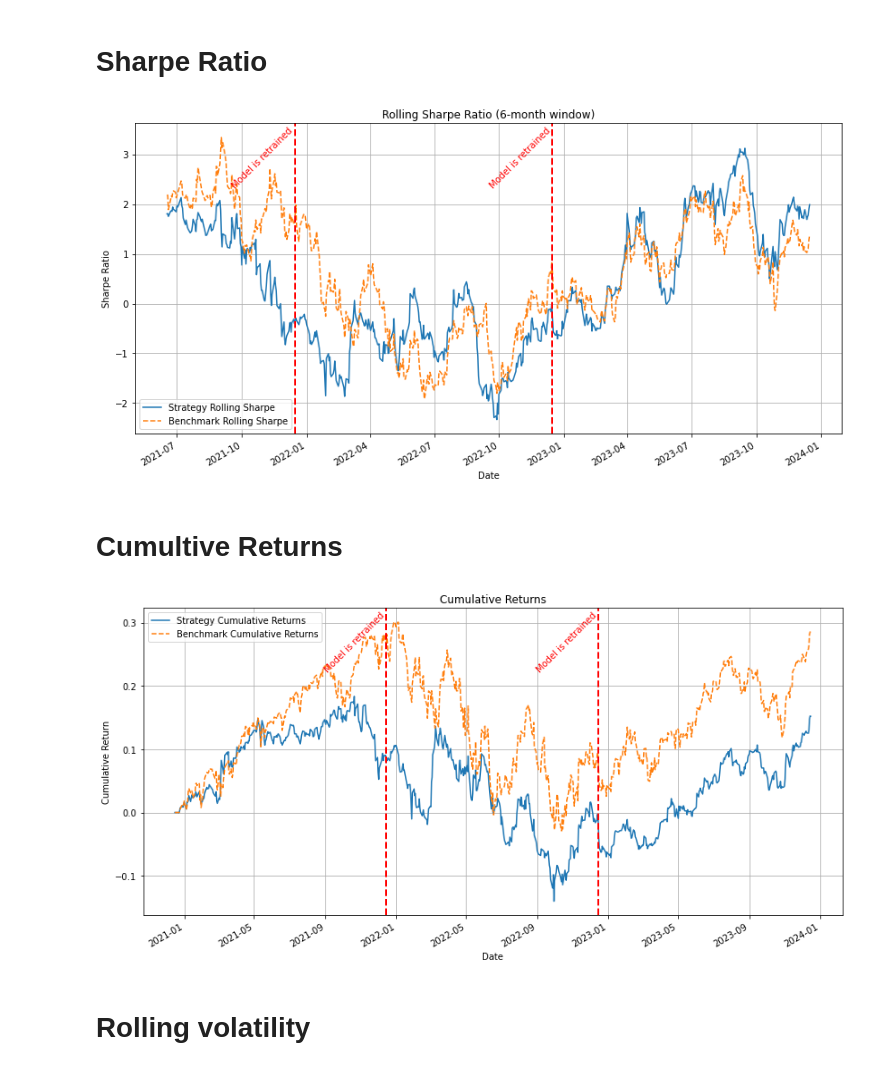
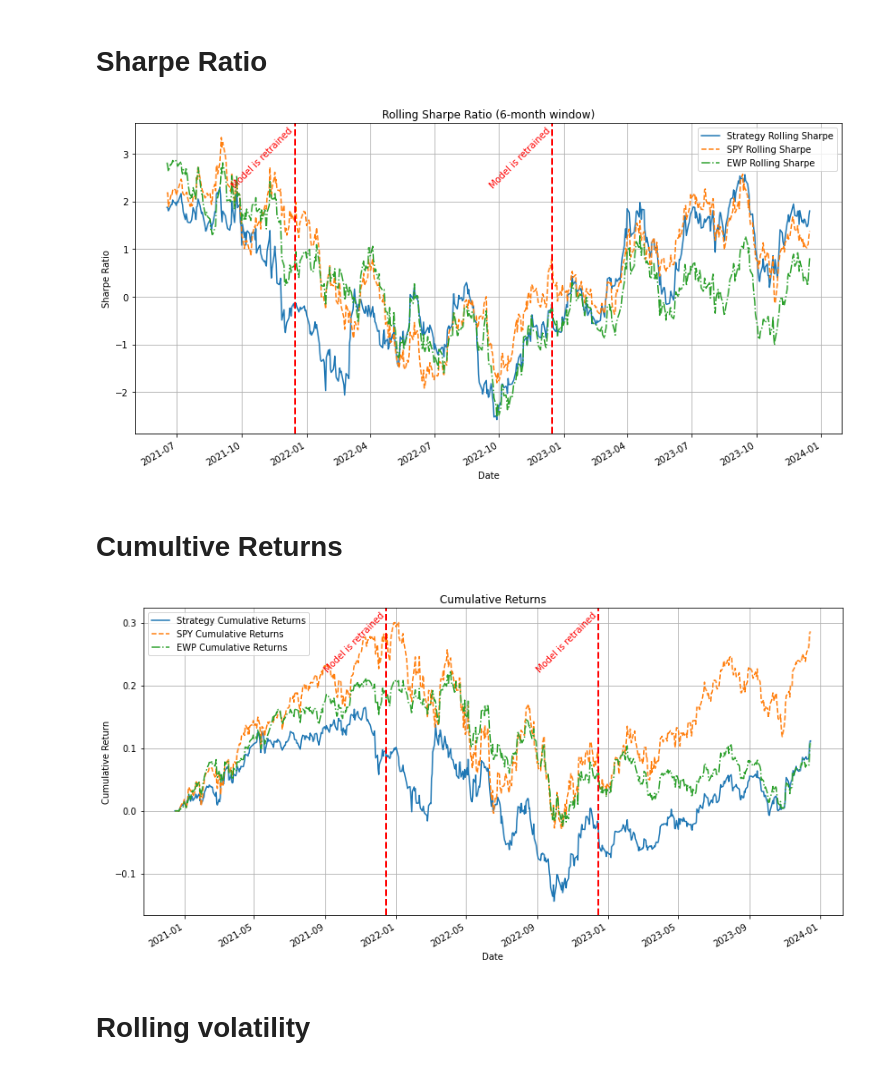
Before and after one commit to dsman1823/master_thesis_backtesting, a Jupyter notebook: analytics/analytics.ipynb, the cells around one changed output. Cells and saved outputs as stored; diff of their text form; code cells hidden in the pictures.

```diff
--- a/analytics/analytics.ipynb
+++ b/analytics/analytics.ipynb
@@ -29,12 +30,16 @@ SPY = 'SPY'
 # %%
 perf = pd.read_csv(fr'.\perfs\{LINEAR_OSHARPE}_perf.csv', index_col=0)
 benchmark =  pd.read_csv(fr'.\perfs\{SPY}_perf.csv', index_col=0)
+eqp_perf =  pd.read_csv(fr'.\perfs\{EQP}_perf.csv', index_col=0)
 # %%
 strategy_returns = perf['returns']
 strategy_returns.index = pd.to_datetime(strategy_returns.index)
 
 benchmark_returns = benchmark['returns']
 benchmark_returns.index = pd.to_datetime(strategy_returns.index)
+
+eqp_returns = eqp_perf['returns']
+eqp_returns.index = pd.to_datetime(strategy_returns.index)
 # %%
 # Zipline is using parametrc for of ~ 97.5% VaR
 returns = perf['returns']
@@ -87,46 +92,51 @@ pf.create_full_tear_sheet(strategy_returns, benchmark_rets=benchmark_returns)
 # %%
 risk_free_rate = 0.0  # Adjust as necessary
 window = 126  # 6 months rolling window for daily returns
 
 # Calculate daily excess returns for both strategy and benchmark
 excess_returns_strategy = strategy_returns - risk_free_rate
 excess_returns_benchmark = benchmark_returns - risk_free_rate
+excess_returns_eqp = eqp_returns - risk_free_rate
 
-# Calculate rolling Sharpe ratios
+# Calculate rolling Sharpe ratios for each series
 rolling_sharpe_strategy = (excess_returns_strategy.rolling(window=window).mean() /
                            excess_returns_strategy.rolling(window=window).std()) * np.sqrt(252)
 
 rolling_sharpe_benchmark = (excess_returns_benchmark.rolling(window=window).mean() /
                             excess_returns_benchmark.rolling(window=window).std()) * np.sqrt(252)
 
+rolling_sharpe_eqp = (excess_returns_eqp.rolling(window=window).mean() /
+                      excess_returns_eqp.rolling(window=window).std()) * np.sqrt(252)
 
-
-
-
-# Plot the rolling Sharpe ratios
+# Plotting the rolling Sharpe ratios
 plt.figure(figsize=(14, 7))
 rolling_sharpe_strategy.plot(label='Strategy Rolling Sharpe', legend=True)
-rolling_sharpe_benchmark.plot(label='Benchmark Rolling Sharpe', legend=True, linestyle='--')
+rolling_sharpe_benchmark.plot(label='SPY Rolling Sharpe', legend=True, linestyle='--')
+rolling_sharpe_eqp.plot(label='EWP Rolling Sharpe', legend=True, linestyle='-.')
 plt.title('Rolling Sharpe Ratio (6-month window)')
 plt.ylabel('Sharpe Ratio')
 plt.xlabel('Date')
 plt.grid(True)
 
-add_retrain_dates(plt)
+# Assuming the add_retrain_dates function plots vertical lines or markers at specific dates
+add_retrain_dates(plt)  # Uncomment and define this function based on your needs
 
 plt.show()
 # %% [output]
-[figure, old version]
+[figure, new version]
 # %% [markdown]
 # Cumultive Returns
 # %%
 cumulative_returns_strategy = (1 + strategy_returns).cumprod() - 1
 cumulative_returns_benchmark = (1 + benchmark_returns).cumprod() - 1
+cumulative_returns_eqp = (1 + eqp_returns).cumprod() - 1
 
-# Plot the cumulative returns
+# Plot the cumulative returns including eqp_returns
 plt.figure(figsize=(14, 7))
 cumulative_returns_strategy.plot(label='Strategy Cumulative Returns', legend=True)
-cumulative_returns_benchmark.plot(label='Benchmark Cumulative Returns', legend=True, linestyle='--')
+cumulative_returns_benchmark.plot(label='SPY Cumulative Returns', legend=True, linestyle='--')
+cumulative_returns_eqp.plot(label='EWP Cumulative Returns', legend=True, linestyle='-.')
+
 
 
 add_retrain_dates(plt)
@@ -138,7 +148,7 @@ plt.grid(True)
 plt.legend()
 plt.show()
 # %% [output]
-[figure, old version]
+[figure, new version]
 # %% [markdown]
 # Rolling volatility
 # %%
```
Also changed, not shown: parts of 11 cells of this notebook, 25 other files.
